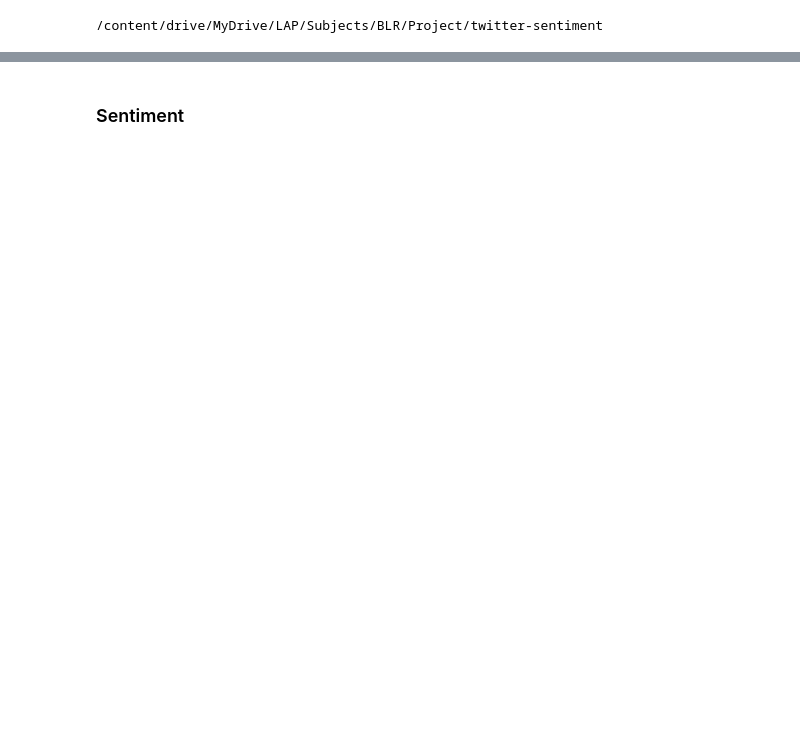
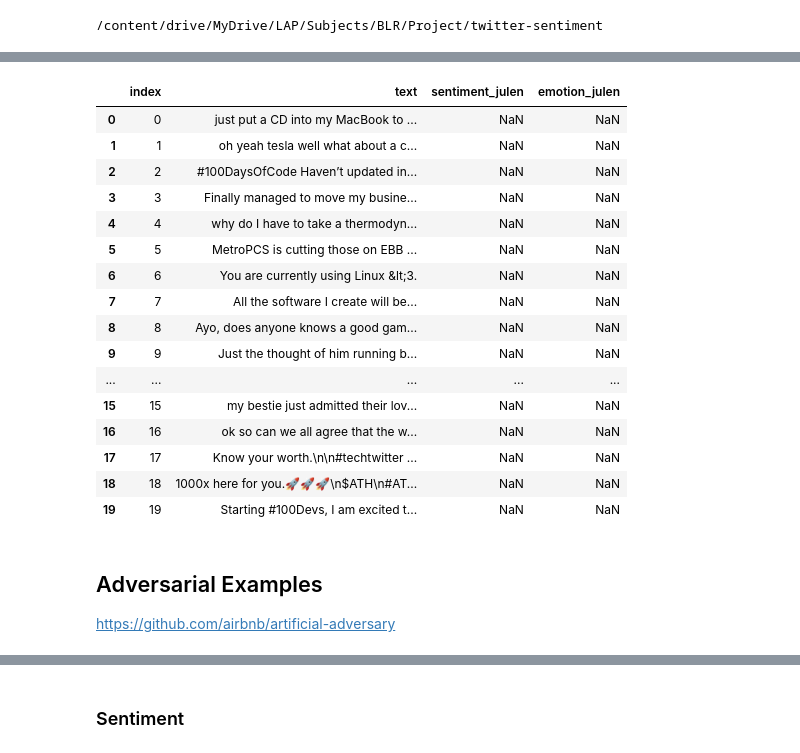
Before and after one commit to juletx/twitter-sentiment-emotion, a Jupyter notebook: twitter_sentiment.ipynb, the cells around one changed output, grey strips where cells are left out. Cells and saved outputs as stored; diff of their text form; code cells hidden in the pictures; blank space fills up the shorter version.

```diff
--- a/twitter_sentiment.ipynb
+++ b/twitter_sentiment.ipynb
@@ -101,0 +134,25 @@ tweets_df
+# %%
+tweets_df_ita_julen = pd.read_csv("data/twitter_ita_julen.csv")
+tweets_df_ita_julen
+# %% [output]
+|  | index | text | sentiment_julen | emotion_julen |
+| 0 | 0 | just put a CD into my MacBook to ... | NaN | NaN |
+| 1 | 1 | oh yeah tesla well what about a c... | NaN | NaN |
+| 2 | 2 | #100DaysOfCode Haven’t updated in... | NaN | NaN |
+| 3 | 3 | Finally managed to move my busine... | NaN | NaN |
+| 4 | 4 | why do I have to take a thermodyn... | NaN | NaN |
+| 5 | 5 | MetroPCS is cutting those on EBB ... | NaN | NaN |
+| 6 | 6 | You are currently using Linux &lt;3. | NaN | NaN |
+| 7 | 7 | All the software I create will be... | NaN | NaN |
+| 8 | 8 | Ayo, does anyone knows a good gam... | NaN | NaN |
+| 9 | 9 | Just the thought of him running b... | NaN | NaN |
+| ... | ... | ... | ... | ... |
+| 15 | 15 | my bestie just admitted their lov... | NaN | NaN |
+| 16 | 16 | ok so can we all agree that the w... | NaN | NaN |
+| 17 | 17 | Know your worth.\n\n#techtwitter ... | NaN | NaN |
+| 18 | 18 | 1000x here for you.🚀🚀🚀\n$ATH\n#AT... | NaN | NaN |
+| 19 | 19 | Starting #100Devs, I am excited t... | NaN | NaN |
+# %% [markdown]
+## Adversarial Examples
+
+https://github.com/airbnb/artificial-adversary
```
Also changed, not shown: parts of 15 cells of this notebook, 5 other files.
